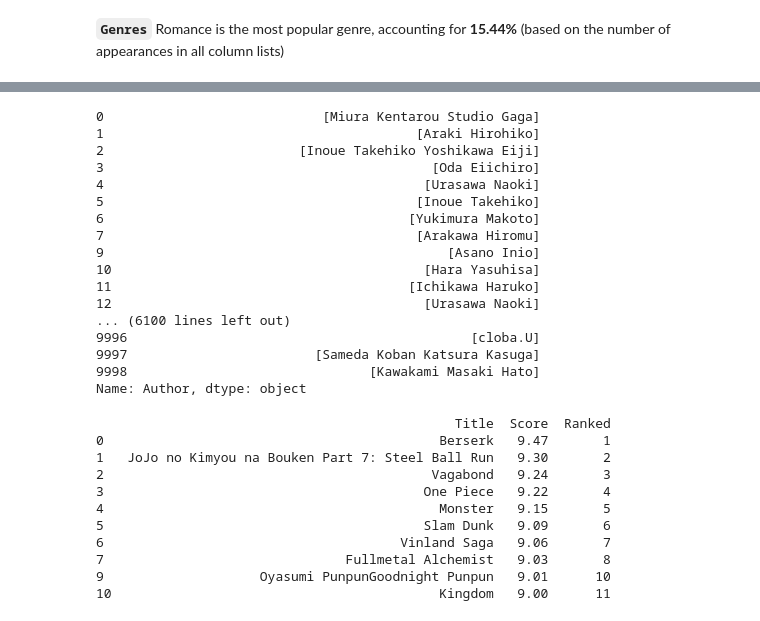
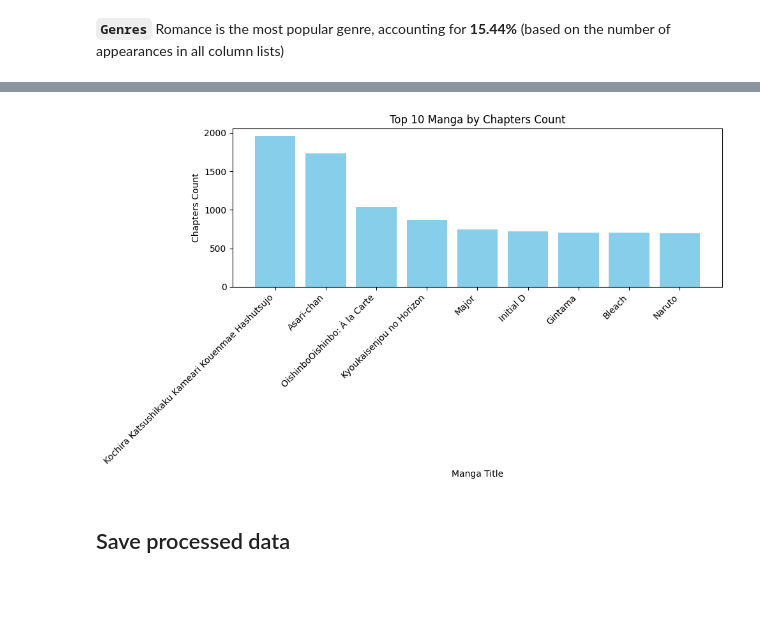
Before and after one commit to duongtruongbinh/IntroDS_FinalProject, a Jupyter notebook: src/Data_Exploration_and_PreProcessing.ipynb, the cells around one changed output, grey strips where cells are left out. Saved outputs shown, nothing was run; the diff lists cells and outputs as text; code cells hidden in the pictures; blank space fills up the shorter version.

```diff
--- a/src/Data_Exploration_and_PreProcessing.ipynb
+++ b/src/Data_Exploration_and_PreProcessing.ipynb
@@ -719,0 +813,3 @@ manga_df['Author'] = manga_df['Author'].apply(extract_author_names)
+# %%
+top_10_manga = manga_df.nlargest(9, 'Chapters')
+print(top_10_manga[['Title','Chapters']])
@@ -720,38 +827,17 @@ manga_df['Author'] = manga_df['Author'].apply(extract_author_names)
+# %%
+plt.figure(figsize=(10, 6))
+plt.bar(top_10_manga['Title'], top_10_manga['Chapters'], color='skyblue', align='center')
+plt.title('Top 10 Manga by Chapters Count')
+plt.xlabel('Manga Title')
+plt.ylabel('Chapters Count')
+plt.xticks(rotation=45, ha='right')  # Rotate x-axis labels for better readability
+plt.tight_layout()
+
+# Show the plot
+plt.show()
+# %% [output]
+[figure, added]
+# %% [markdown]
+## Save processed data
 # %%
 manga_df.to_csv('../data/processed_comic.csv', index=False)
-# %%
-pd.set_option('display.max_rows', 7276)
-print(manga_df['Author'])
-# %% [output]
-0                            [Miura Kentarou Studio Gaga]
-1                                        [Araki Hirohiko]
-2                         [Inoue Takehiko Yoshikawa Eiji]
-3                                          [Oda Eiichiro]
-4                                         [Urasawa Naoki]
-5                                        [Inoue Takehiko]
-6                                       [Yukimura Makoto]
-7                                        [Arakawa Hiromu]
-9                                            [Asano Inio]
-10                                        [Hara Yasuhisa]
-11                                      [Ichikawa Haruko]
-12                                        [Urasawa Naoki]
-... (6100 lines left out)
-9996                                            [cloba.U]
-9997                        [Sameda Koban Katsura Kasuga]
-9998                               [Kawakami Masaki Hato]
-Name: Author, dtype: object
-# %%
-top_10_manga = manga_df.nlargest(10, 'Score')
-print(top_10_manga[['Title', 'Score','Ranked']])
-# %% [output]
-                                              Title  Score  Ranked
-0                                           Berserk   9.47       1
-1   JoJo no Kimyou na Bouken Part 7: Steel Ball Run   9.30       2
-2                                          Vagabond   9.24       3
-3                                         One Piece   9.22       4
-4                                           Monster   9.15       5
-5                                         Slam Dunk   9.09       6
-6                                      Vinland Saga   9.06       7
-7                               Fullmetal Alchemist   9.03       8
-9                    Oyasumi PunpunGoodnight Punpun   9.01      10
-10                                          Kingdom   9.00      11
```
Also changed, not shown: parts of 32 cells of this notebook, 1 other file.
